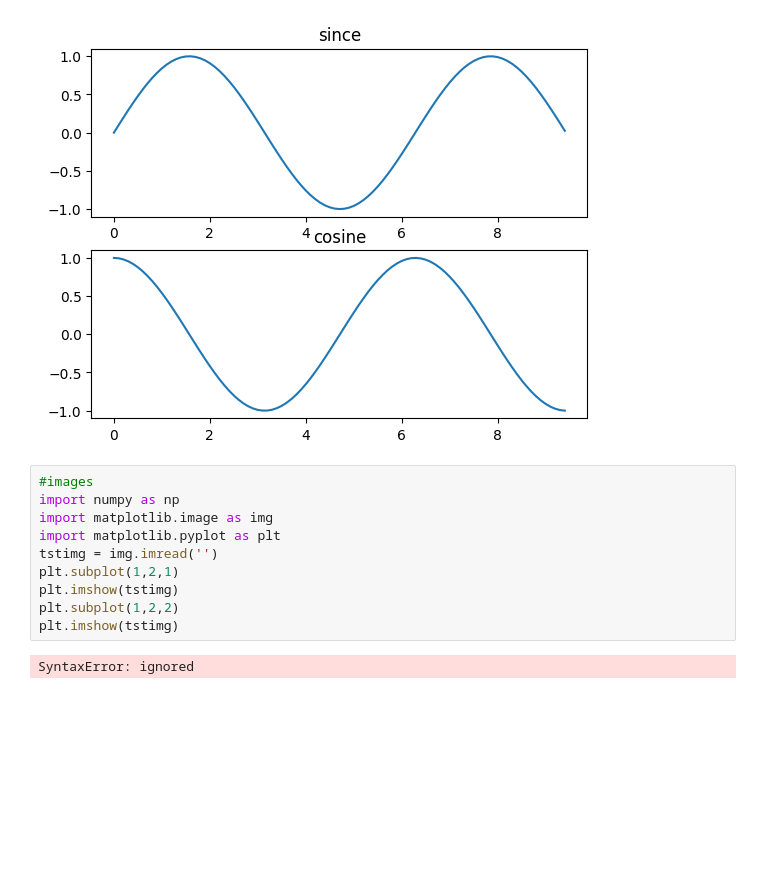
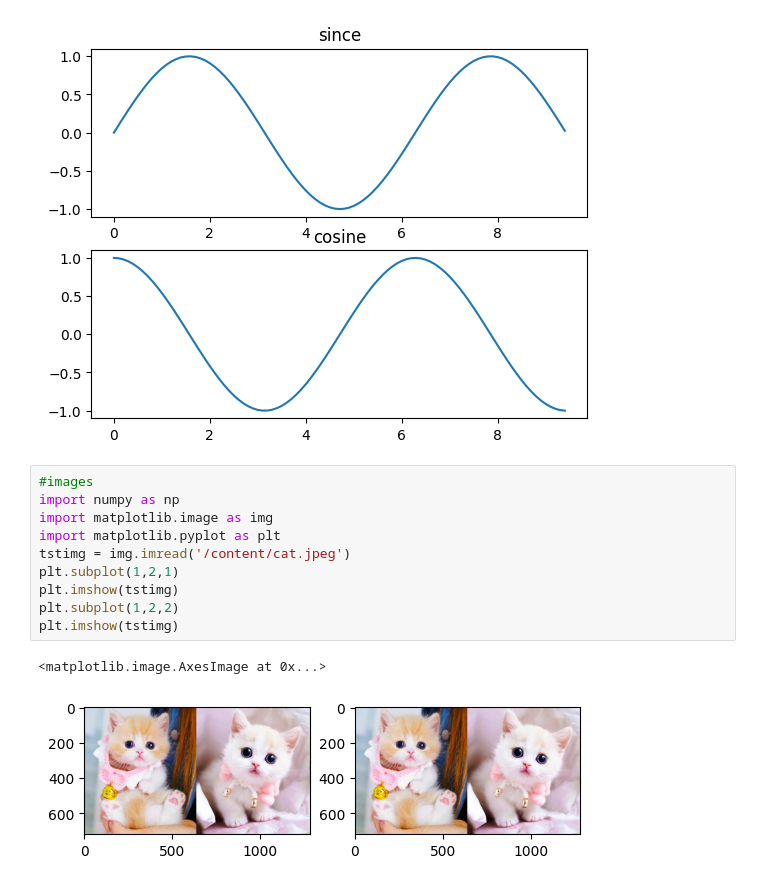
Before and after one commit to parvathyparu26/DATA-SCIENCE, a Jupyter notebook: Untitled1.ipynb, the cells around one changed output. Saved outputs shown, nothing was run; the diff lists cells and outputs as text; blank space fills up the shorter version.

```diff
--- a/Untitled1.ipynb
+++ b/Untitled1.ipynb
@@ -43,12 +43,13 @@ plt.show()
 # %%
 #images
 import numpy as np
 import matplotlib.image as img
 import matplotlib.pyplot as plt
-tstimg = img.imread('')
+tstimg = img.imread('/content/cat.jpeg')
 plt.subplot(1,2,1)
 plt.imshow(tstimg)
 plt.subplot(1,2,2)
 plt.imshow(tstimg)
 # %% [output]
-SyntaxError: ignored
+<matplotlib.image.AxesImage at 0x...>
+[figure, added]
```
